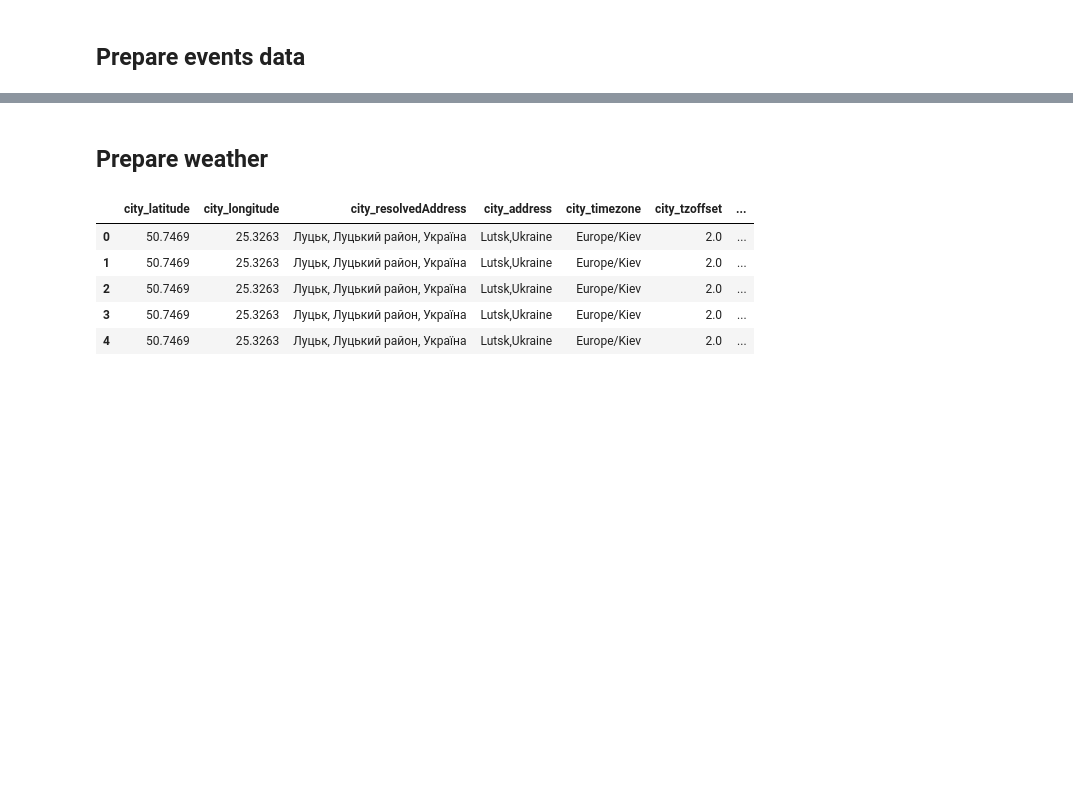
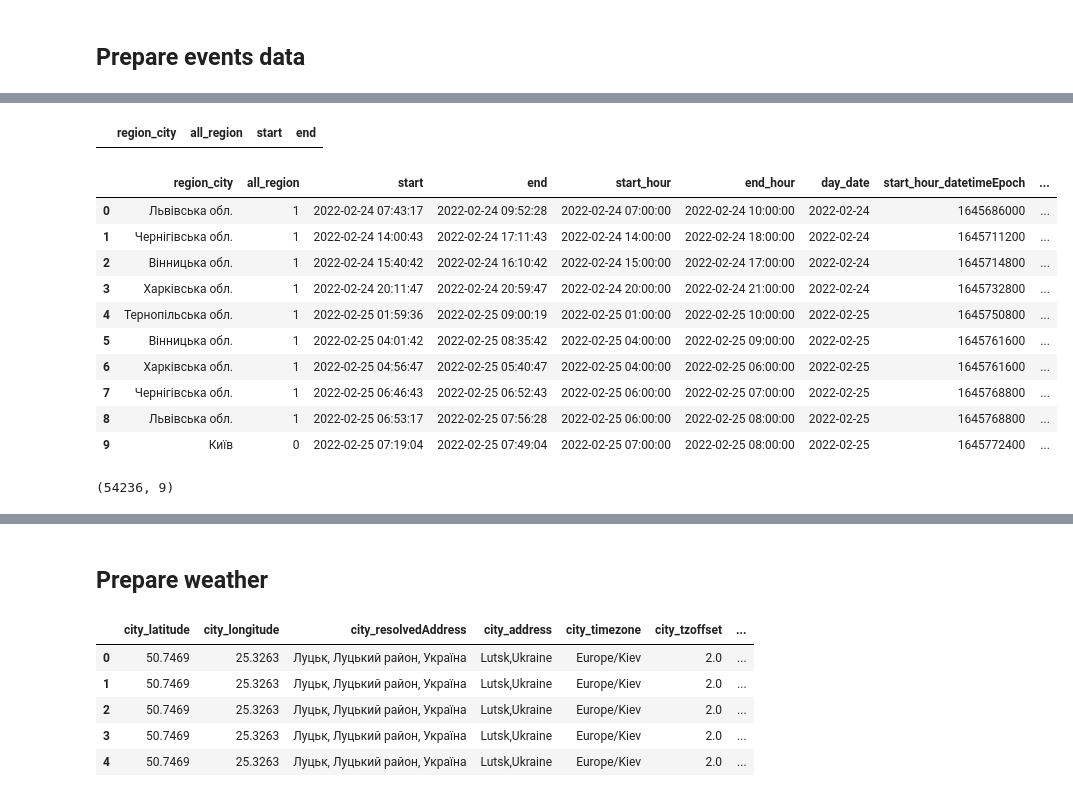
Before and after one commit to HliebOcheretianyi/H2_python_structure_and_data, a Jupyter notebook: src/3_prepare_final_dataset.ipynb, the cells around one changed output, grey strips where cells are left out. Saved outputs shown, nothing was run; the diff lists cells and outputs as text; code cells hidden in the pictures; blank space fills up the shorter version.

```diff
--- a/src/3_prepare_final_dataset.ipynb
+++ b/src/3_prepare_final_dataset.ipynb
@@ -9,6 +4,6 @@ from sklearn.feature_extraction.text import TfidfVectorizer as tf_idf
 # %%
-pd.set_option('display.max_columns', None)
-pd.set_option('display.max_rows', None)
+#pd.set_option('display.max_columns', None)
+#pd.set_option('display.max_rows', None)
 # %%
 INPUT_DATA_FOLDER = "../data"
 REPORTS_DATA_FILE = "ISW_vector.csv"
@@ -63,19 +97,35 @@ df_events_v2.head(5)
 # %%
 df_events_v2[isNaN(df_events_v2).any(axis=1)].head(5)
+# %% [output]
+|  | region_city | all_region | start | end |
 # %%
-df_events_v2["start_time"] = pd.to_datetime(df_events_v2["start"])
-df_events_v2["end_time"] = pd.to_datetime(df_events_v2["end"])
+df_events_v2["start"] = pd.to_datetime(df_events_v2["start"])
+df_events_v2["end"] = pd.to_datetime(df_events_v2["end"])
 # %%
-df_events_v2["start_hour"] = df_events_v2['start_time'].dt.floor('h')
-df_events_v2["end_hour"] = df_events_v2['end_time'].dt.ceil('h')
+df_events_v2["start_hour"] = df_events_v2['start'].dt.floor('h')
+df_events_v2["end_hour"] = df_events_v2['end'].dt.ceil('h')
 # %%
-df_events_v2["day_date"] = df_events_v2["start_time"].dt.date
+df_events_v2["day_date"] = df_events_v2["start"].dt.date
 
 df_events_v2["start_hour_datetimeEpoch"] = df_events_v2['start_hour'].apply(lambda x: int(x.timestamp())  if not isNaN(x) else None)
 df_events_v2["end_hour_datetimeEpoch"] = df_events_v2['end_hour'].apply(lambda x: int(x.timestamp())  if not isNaN(x) else None)
 
 df_events_v2.head(10)
+# %% [output]
+|  | region_city | all_region | start | end | start_hour | end_hour | day_date | start_hour_datetimeEpoch | ... |
+| 0 | Львівська обл. | 1 | 2022-02-24 07:43:17 | 2022-02-24 09:52:28 | 2022-02-24 07:00:00 | 2022-02-24 10:00:00 | 2022-02-24 | 1645686000 | ... |
+| 1 | Чернігівська обл. | 1 | 2022-02-24 14:00:43 | 2022-02-24 17:11:43 | 2022-02-24 14:00:00 | 2022-02-24 18:00:00 | 2022-02-24 | 1645711200 | ... |
+| 2 | Вінницька обл. | 1 | 2022-02-24 15:40:42 | 2022-02-24 16:10:42 | 2022-02-24 15:00:00 | 2022-02-24 17:00:00 | 2022-02-24 | 1645714800 | ... |
+| 3 | Харківська обл. | 1 | 2022-02-24 20:11:47 | 2022-02-24 20:59:47 | 2022-02-24 20:00:00 | 2022-02-24 21:00:00 | 2022-02-24 | 1645732800 | ... |
+| 4 | Тернопільська обл. | 1 | 2022-02-25 01:59:36 | 2022-02-25 09:00:19 | 2022-02-25 01:00:00 | 2022-02-25 10:00:00 | 2022-02-25 | 1645750800 | ... |
+| 5 | Вінницька обл. | 1 | 2022-02-25 04:01:42 | 2022-02-25 08:35:42 | 2022-02-25 04:00:00 | 2022-02-25 09:00:00 | 2022-02-25 | 1645761600 | ... |
+| 6 | Харківська обл. | 1 | 2022-02-25 04:56:47 | 2022-02-25 05:40:47 | 2022-02-25 04:00:00 | 2022-02-25 06:00:00 | 2022-02-25 | 1645761600 | ... |
+| 7 | Чернігівська обл. | 1 | 2022-02-25 06:46:43 | 2022-02-25 06:52:43 | 2022-02-25 06:00:00 | 2022-02-25 07:00:00 | 2022-02-25 | 1645768800 | ... |
+| 8 | Львівська обл. | 1 | 2022-02-25 06:53:17 | 2022-02-25 07:56:28 | 2022-02-25 06:00:00 | 2022-02-25 08:00:00 | 2022-02-25 | 1645768800 | ... |
+| 9 | Київ | 0 | 2022-02-25 07:19:04 | 2022-02-25 07:49:04 | 2022-02-25 07:00:00 | 2022-02-25 08:00:00 | 2022-02-25 | 1645772400 | ... |
 # %%
 df_events_v2[df_events_v2["all_region"]==1].shape
+# %% [output]
+(54236, 9)
 # %%
 df_events_v2[df_events_v2["all_region"]==1].head(5)
```
Also changed, not shown: parts of 57 cells of this notebook.
